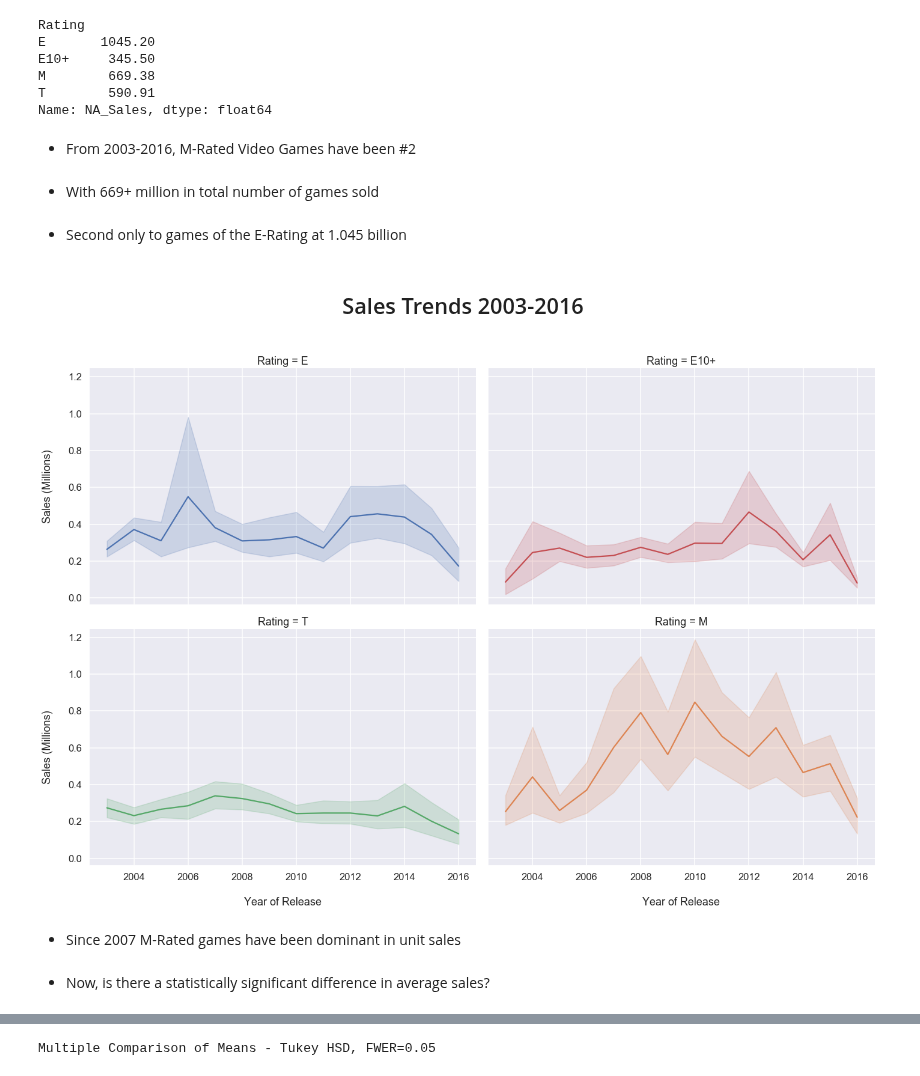
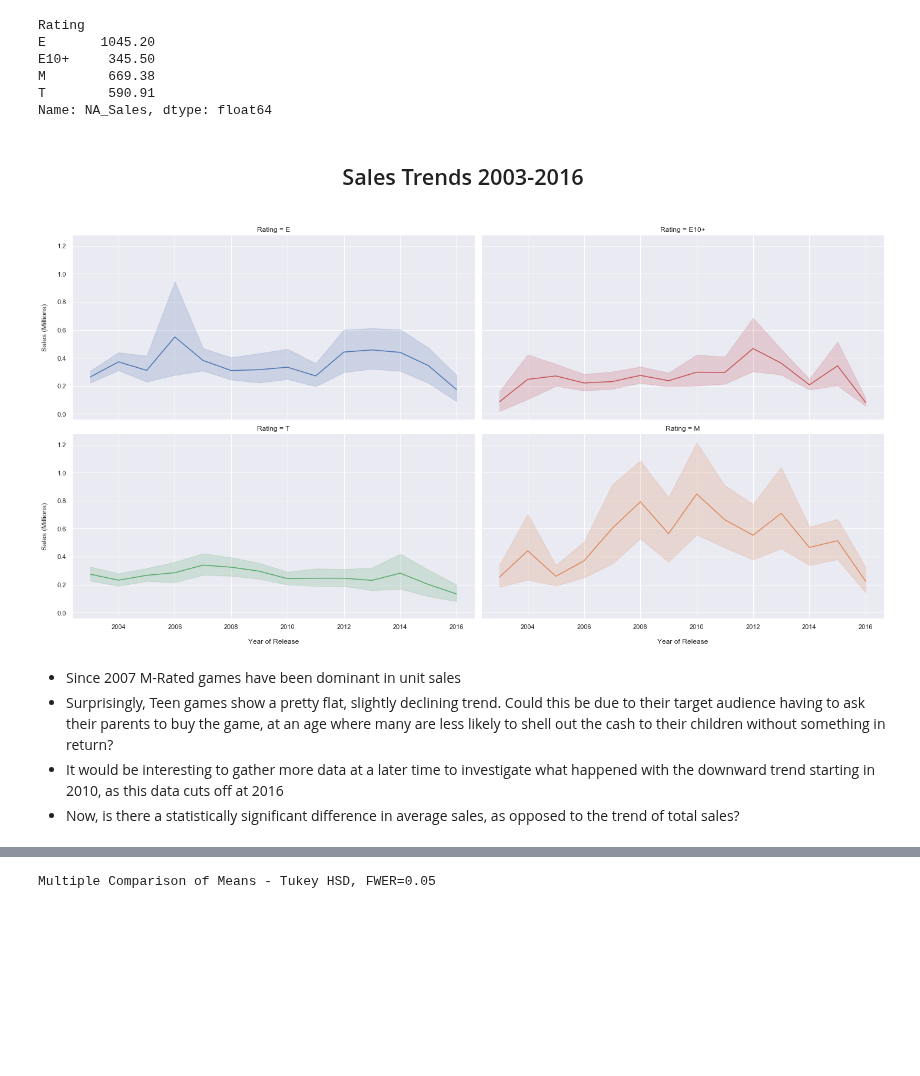
Before and after one commit to rjstange/Video-Game-Sales-by-ESRB-Rating, a Jupyter notebook: Video Game Sales By Maturity Rating - Slides.ipynb, the cells around one changed output, grey strips where cells are left out. Cells and saved outputs as stored; diff of their text form; code cells hidden in the pictures; blank space fills up the shorter version.

Commit message:
Polishing it up the night before presentation, added a lot of notes and a couple of images for fun.

```diff
--- a/Video Game Sales By Maturity Rating - Slides.ipynb
+++ b/Video Game Sales By Maturity Rating - Slides.ipynb
@@ -106,37 +129,32 @@ E10+     345.50
 M        669.38
 T        590.91
 Name: NA_Sales, dtype: float64
-# %% [markdown]
-- From 2003-2016, M-Rated Video Games have been #2
-# %% [markdown]
-- With 669+ million in total number of games sold
-# %% [markdown]
-- Second only to games of the E-Rating at 1.045 billion
 # %% [markdown]
-<center><h2>Sales Trends 2003-2016</h2></center>
+<center><h2>Sales Trends 2003-2016
 # %%
 ax = sns.relplot(
     x="Year_of_Release",
     y="NA_Sales",
     hue="Rating",
     col="Rating",
     col_order=["E", "E10+", "T", "M"],
     col_wrap=2,
-    height=6.5,
-    aspect=1.5,
+    height=5,
+    aspect=2,
     kind="line",
     data=na_sales_e_to_m_since_2003,
     legend=False,
 )
 ax.set(xlabel="\nYear of Release", ylabel="Sales (Millions)\n")
 sns.set_context("talk")
 plt.show()
 # %% [output]
-[figure, old version]
+[figure, new version]
-# %% [markdown]
-- Since 2007 M-Rated games have been dominant in unit sales
-# %% [markdown]
-- Now, is there a statistically significant difference in average sales?
+# %% [markdown]
+- Since 2007 M-Rated games have been dominant in unit sales
+- Surprisingly, Teen games show a pretty flat, slightly declining trend. Could this be due to their target audience having to ask their parents to buy the game, at an age where many are less likely to shell out the cash to their children without something in return?
+- It would be interesting to gather more data at a later time to investigate what happened with the downward trend starting in 2010, as this data cuts off at 2016
+- Now, is there a statistically significant difference in average sales, as opposed to the trend of total sales?
 # %%
 pointplot(
     "Rating",
```
Also changed, not shown: parts of 35 cells of this notebook.
